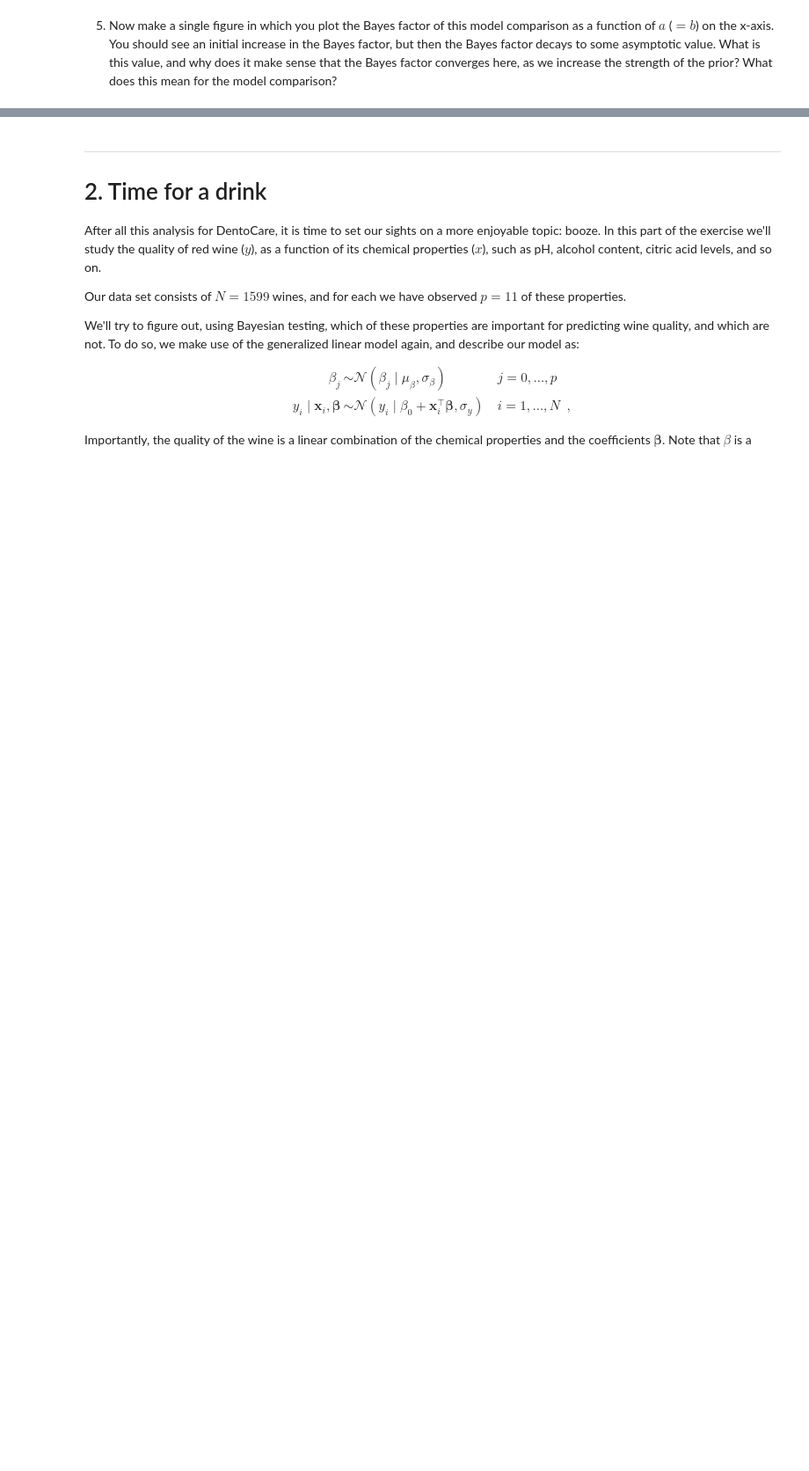
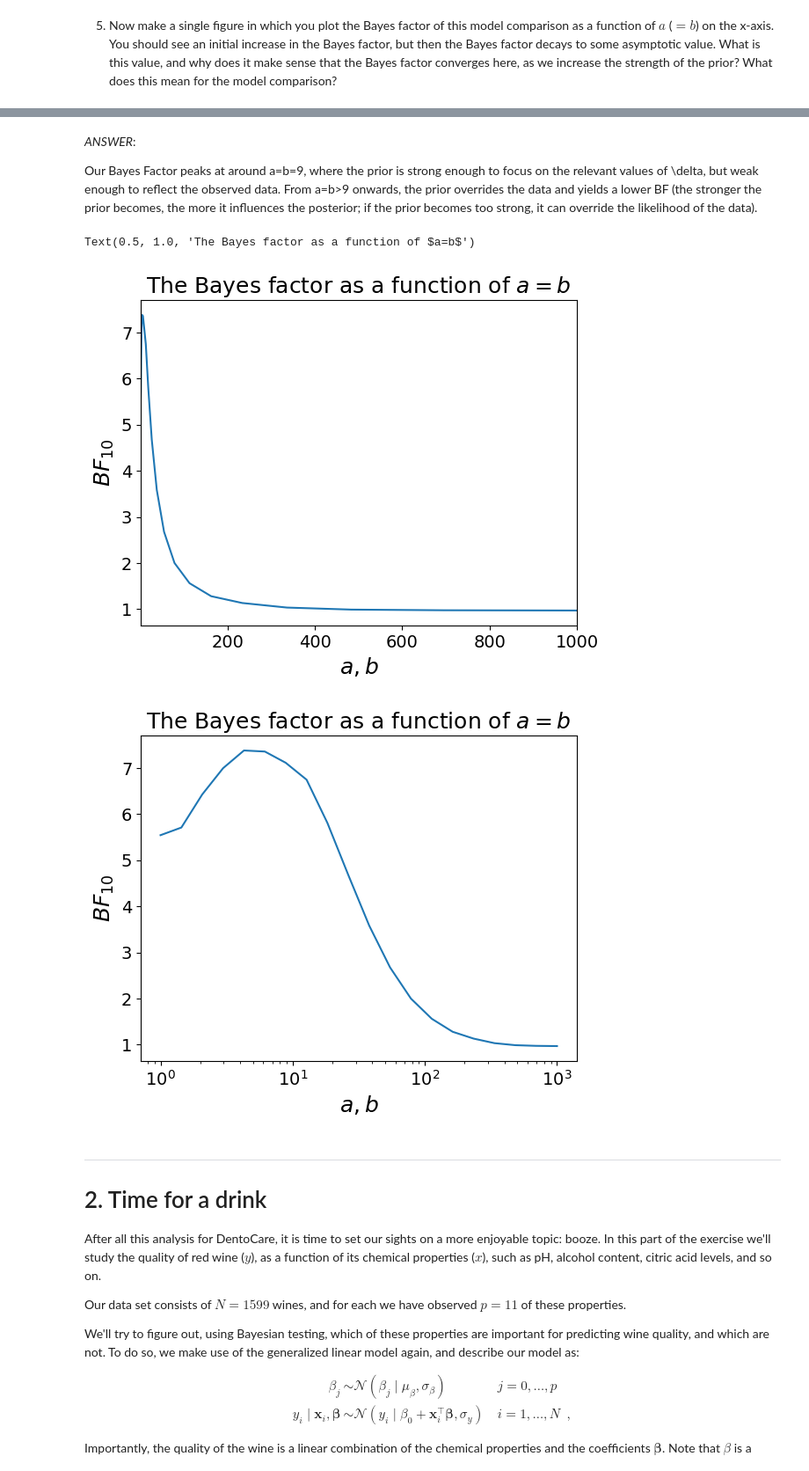
Before and after one commit to DerOeko/SOW-BKI203BS, a Jupyter notebook: LargeAssignment2/Big assignment 2 23-24.ipynb, the cells around one changed output, grey strips where cells are left out. Shown at 88% size. Saved outputs shown, nothing was run; the diff lists cells and outputs as text; code cells hidden in the pictures; blank space fills up the shorter version.

Commit message:
ferdi version in this file

```diff
--- a/LargeAssignment2/Big assignment 2 23-24.ipynb
+++ b/LargeAssignment2/Big assignment 2 23-24.ipynb
@@ -31,0 +11,13 @@ Requirement already satisfied: six>=1.5 in /usr/local/lib/python3.9/dist-package
+# %%
+import matplotlib.pyplot as plt
+import numpy as np
+import pyjags as pj
+
+print('Using PyJAGS v{:s}'.format(pj.__version__))
+
+plt.rc('axes', titlesize=18)        # fontsize of the axes title
+plt.rc('axes', labelsize=18)        # fontsize of the x and y labels
+plt.rc('xtick', labelsize=14)       # fontsize of the tick labels
+plt.rc('ytick', labelsize=14)       # fontsize of the tick labels
+plt.rc('legend', fontsize=12)       # legend fontsize
+plt.rc('figure', titlesize=30)      # fontsize of the figure title
@@ -303,11 +472,27 @@ _ANSWER_:
+# %% [markdown]
+_ANSWER_:
+
+Our Bayes Factor peaks at around a=b=9, where the prior is strong enough to focus on the relevant values of \delta, but weak enough to reflect the observed data. From a=b>9 onwards, the prior overrides the data and yields a lower BF (the stronger the prior becomes, the more it influences the posterior; if the prior becomes too strong, it can override the likelihood of the data).
 # %%
 plt.figure()
 ax = plt.gca()
 ax.plot(as_, bfs)  # `bfs` is what you have to determine
 ax.set_xlabel(r'$a, b$')
 ax.set_ylabel(r'$BF_{10}$')
 ax.set_xlim([1, 1000]);
 ax.set_title('The Bayes factor as a function of $a=b$');
+
+plt.figure()
+ax = plt.gca()
+ax.plot(as_, [bf[0] for bf in bfs])  # flatten each BF
+ax.set_xscale('log')  # log scale!
+ax.set_xlabel(r'$a, b$')
+ax.set_ylabel(r'$BF_{10}$')
+ax.set_title('The Bayes factor as a function of $a=b$')
+# %% [output]
+Text(0.5, 1.0, 'The Bayes factor as a function of $a=b$')
+[figure, added]
+[figure, added]
 # %% [markdown]
 ---
 # 2. Time for a drink
```
Also changed, not shown: parts of 28 cells of this notebook.
